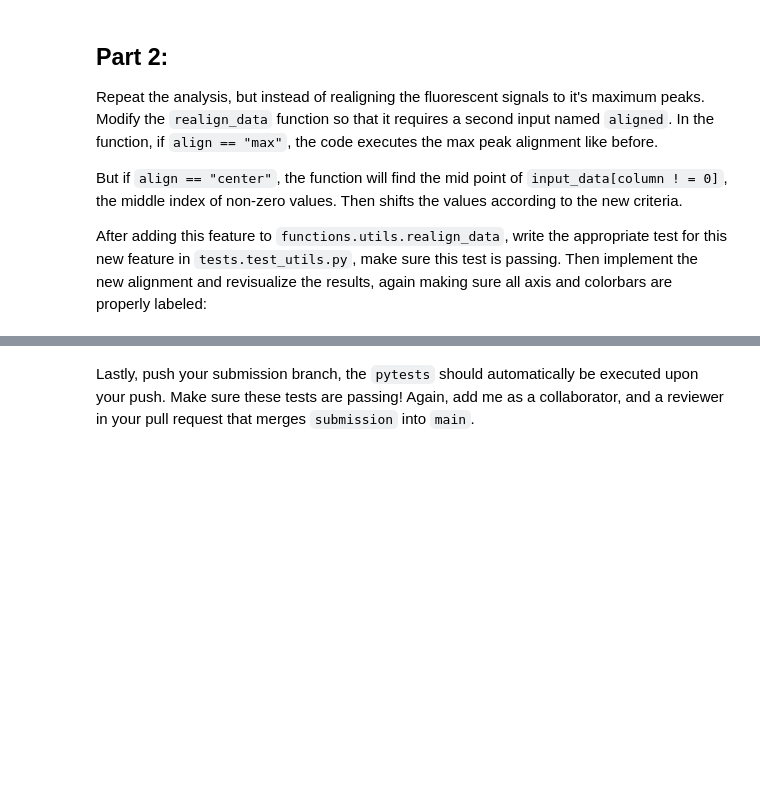
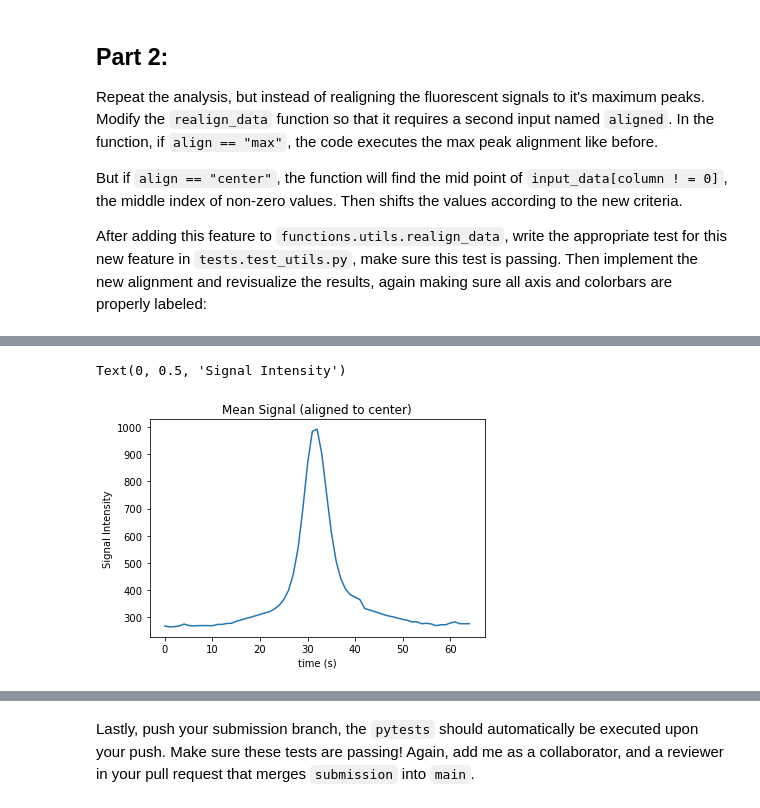
Before and after one commit to asimon3210/datasci_basics_assignment_6, a Jupyter notebook: assignment/process_csv.ipynb, the cells around one changed output, grey strips where cells are left out. Saved outputs shown, nothing was run; the diff lists cells and outputs as text; code cells hidden in the pictures; blank space fills up the shorter version.

```diff
--- a/assignment/process_csv.ipynb
+++ b/assignment/process_csv.ipynb
@@ -184,0 +195,19 @@ After adding this feature to `functions.utils.realign_data`, write the appropria
+# %%
+# visualize the mean of the newly aligned data
+mean_signal_center = np.zeros(df_aligned_center.shape[0])
+for index, row in df_aligned_center.iterrows():
+    val = row[row != 0]
+    mean_signal_center[index] = np.mean(val)
+
+mean_signal_normalized_center = np.zeros(df_normalized_center.shape[0])
+for index, row in df_normalized_center.iterrows():
+    val = row[row != 0]
+    mean_signal_normalized_center[index] = np.mean(val)
+
+plt.plot(mean_signal_center)
+plt.title("Mean Signal (aligned to center)")
+plt.xlabel("time (s)")
+plt.ylabel("Signal Intensity")
+# %% [output]
+Text(0, 0.5, 'Signal Intensity')
+[figure, added]
```
Also changed, not shown: parts of 11 cells of this notebook.
